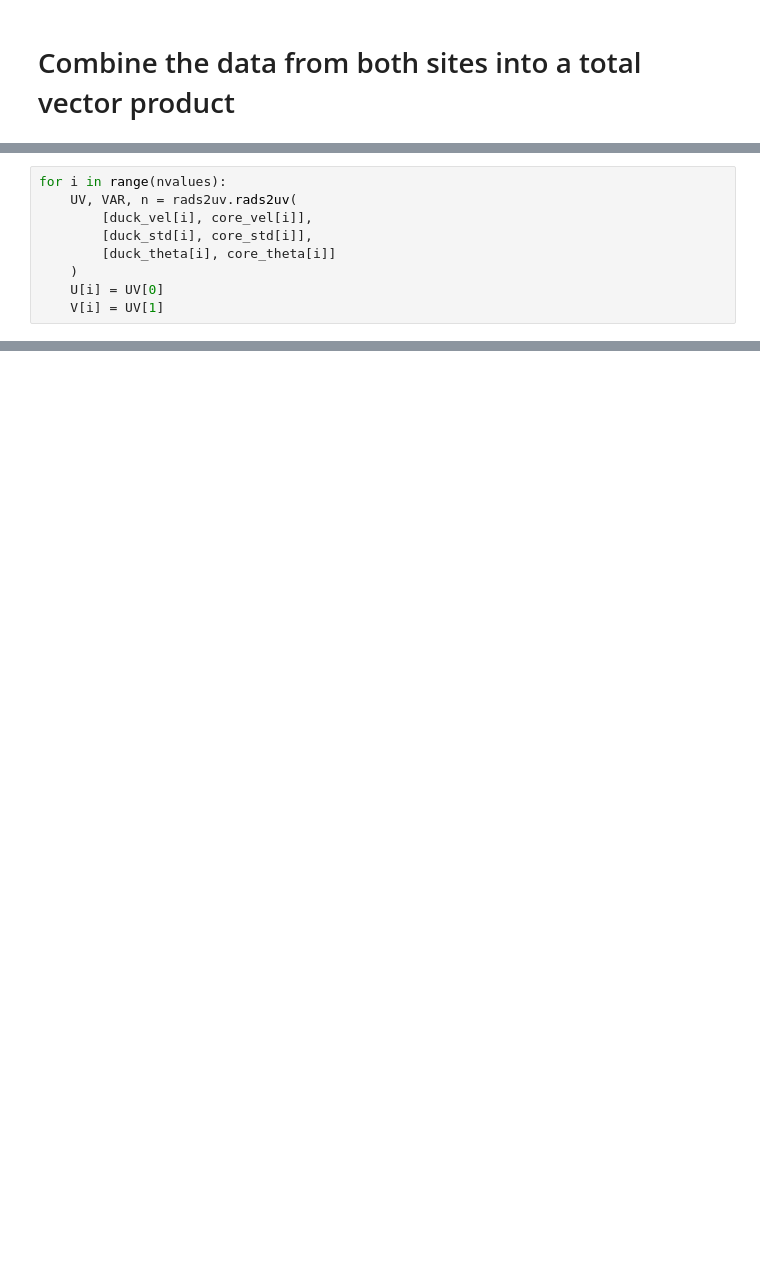
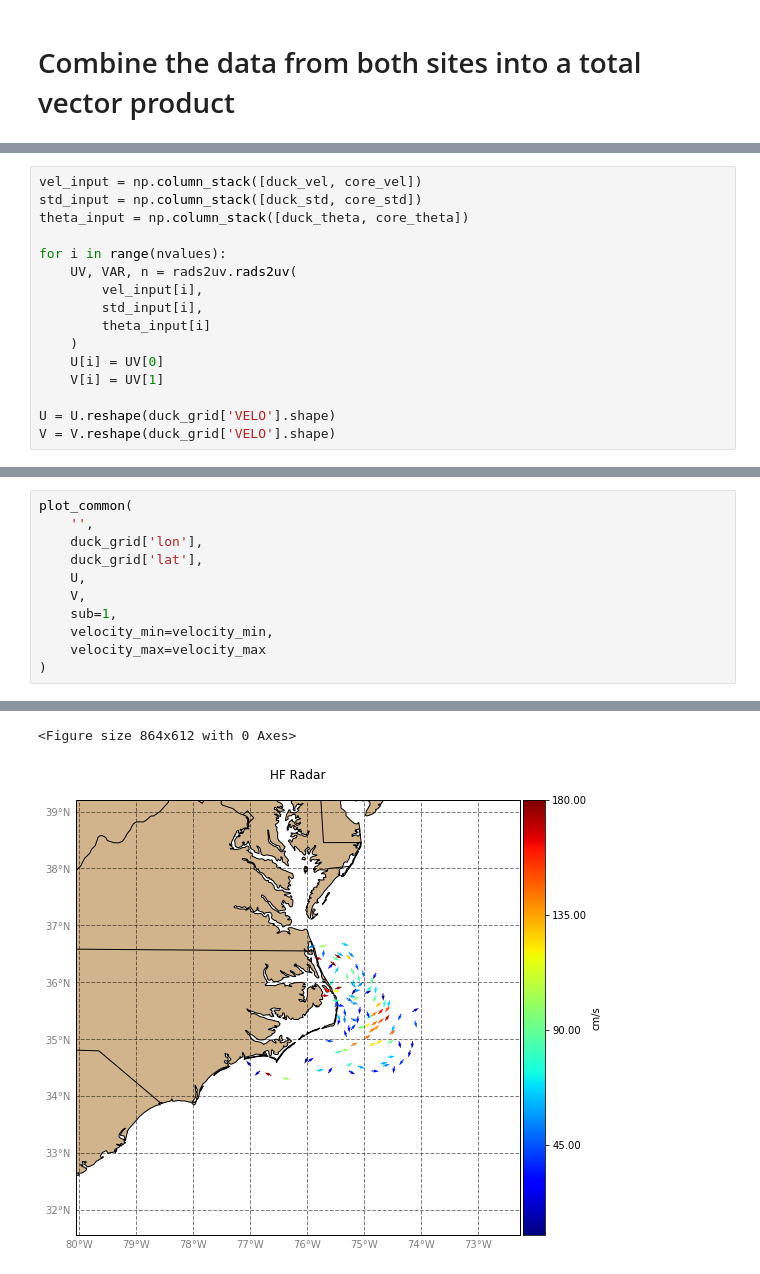
Before and after one commit to SECOORA/data_challenge_2020, a Jupyter notebook: Compute_Vector_Totals.ipynb, the cells around one changed output, grey strips where cells are left out. Drawn from its saved outputs; the diff is of its cells as text; blank space fills up the shorter version.

```diff
--- a/Compute_Vector_Totals.ipynb
+++ b/Compute_Vector_Totals.ipynb
@@ -160,10 +186,17 @@ V = np.ones_like(core_vel)*np.nan
 nvalues = len(U)
 # %%
+vel_input = np.column_stack([duck_vel, core_vel])
+std_input = np.column_stack([duck_std, core_std])
+theta_input = np.column_stack([duck_theta, core_theta])
+
 for i in range(nvalues):
     UV, VAR, n = rads2uv.rads2uv(
-        [duck_vel[i], core_vel[i]],
-        [duck_std[i], core_std[i]],
-        [duck_theta[i], core_theta[i]]
+        vel_input[i],
+        std_input[i],
+        theta_input[i]
     )
     U[i] = UV[0]
     V[i] = UV[1]
+
+U = U.reshape(duck_grid['VELO'].shape)
+V = V.reshape(duck_grid['VELO'].shape)
@@ -201,0 +203,12 @@ key = plt.quiverkey(
+# %%
+plot_common(
+    '',
+    duck_grid['lon'],
+    duck_grid['lat'],
+    U,
+    V,
+    sub=1,
+    velocity_min=velocity_min,
+    velocity_max=velocity_max
+)
+# %% [output]
@@ -201,0 +216,2 @@ key = plt.quiverkey(
+<Figure size 864x612 with 0 Axes>
+[figure, added]
```
Also changed, not shown: parts of 16 cells of this notebook.
